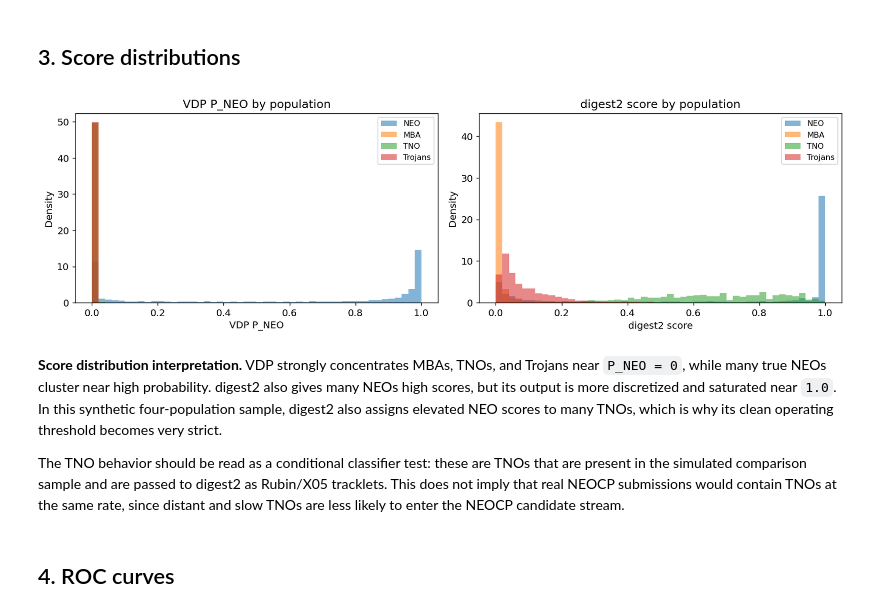
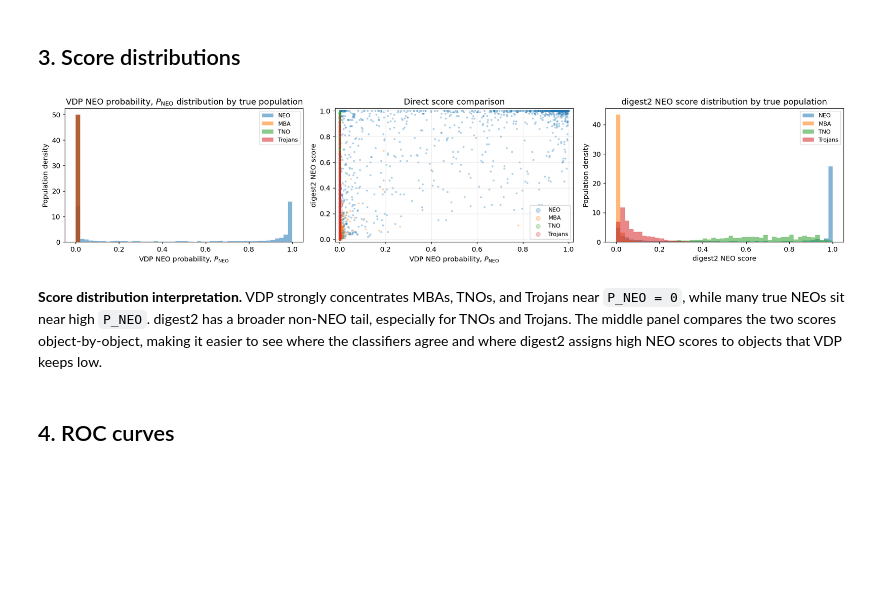
Before and after one commit to devanshi-s04/neomod, a Jupyter notebook: digest2_comparison.ipynb, the cells around one changed output. Drawn from its saved outputs; the diff is of its cells as text; code cells hidden in the pictures; blank space fills up the shorter version.

Commit message:
the march 21st 2025 comparison results

```diff
--- a/digest2_comparison.ipynb
+++ b/digest2_comparison.ipynb
@@ -78,28 +78,45 @@ dtype: float64
 # %% [markdown]
 ## 3. Score distributions
 # %%
-fig, axes = plt.subplots(1, 2, figsize=(13, 4))
-pops = df['true_population'].unique()
+fig, axes = plt.subplots(1, 3, figsize=(18, 4))
+pops = ['NEO', 'MBA', 'TNO', 'Trojans']
 colors = {'NEO': 'tab:blue', 'MBA': 'tab:orange', 'TNO': 'tab:green', 'Trojans': 'tab:red'}
 
-for ax, (col, label) in zip(axes, [('P_NEO_vdp', 'VDP P_NEO'), ('P_NEO_d2', 'digest2 score')]):
+hist_specs = [
+    (axes[0], 'P_NEO_vdp', 'VDP NEO probability, $P_{\mathrm{NEO}}$'),
+    (axes[2], 'P_NEO_d2', 'digest2 NEO score'),
+]
+
+for ax, col, label in hist_specs:
     for pop in pops:
         sub = df.loc[df.true_population == pop, col]
         ax.hist(sub, bins=50, alpha=0.55, label=pop, color=colors.get(pop),
                 density=True, range=(0, 1))
-    ax.set_xlabel(label); ax.set_ylabel('Density')
-    ax.set_title(f'{label} by population')
+    ax.set_xlabel(label)
+    ax.set_ylabel('Population density')
+    ax.set_title(f'{label} distribution by true population')
     ax.legend(fontsize=9)
+
+ax = axes[1]
+for pop in pops:
+    sub = df[df.true_population == pop]
+    ax.scatter(sub['P_NEO_vdp'], sub['P_NEO_d2'], s=5, alpha=0.25,
+               label=pop, color=colors.get(pop), rasterized=True)
+ax.set_xlabel('VDP NEO probability, $P_{\mathrm{NEO}}$')
+ax.set_ylabel('digest2 NEO score')
+ax.set_title('Direct score comparison')
+ax.set_xlim(-0.02, 1.02)
+ax.set_ylim(-0.02, 1.02)
+ax.grid(alpha=0.25)
+ax.legend(fontsize=9, markerscale=3)
 
 plt.tight_layout()
 plt.show()
 plt.close(fig)
 # %% [output]
-[figure, old version]
+[figure, new version]
 # %% [markdown]
-**Score distribution interpretation.** VDP strongly concentrates MBAs, TNOs, and Trojans near `P_NEO = 0`, while many true NEOs cluster near high probability. digest2 also gives many NEOs high scores, but its output is more discretized and saturated near `1.0`. In this synthetic four-population sample, digest2 also assigns elevated NEO scores to many TNOs, which is why its clean operating threshold becomes very strict.
-
-The TNO behavior should be read as a conditional classifier test: these are TNOs that are present in the simulated comparison sample and are passed to digest2 as Rubin/X05 tracklets. This does not imply that real NEOCP submissions would contain TNOs at the same rate, since distant and slow TNOs are less likely to enter the NEOCP candidate stream.
+**Score distribution interpretation.** VDP strongly concentrates MBAs, TNOs, and Trojans near `P_NEO = 0`, while many true NEOs sit near high `P_NEO`. digest2 has a broader non-NEO tail, especially for TNOs and Trojans. The middle panel compares the two scores object-by-object, making it easier to see where the classifiers agree and where digest2 assigns high NEO scores to objects that VDP keeps low.
 # %% [markdown]
 ## 4. ROC curves
 # %%
```
Also changed, not shown: parts of 30 cells of this notebook.
